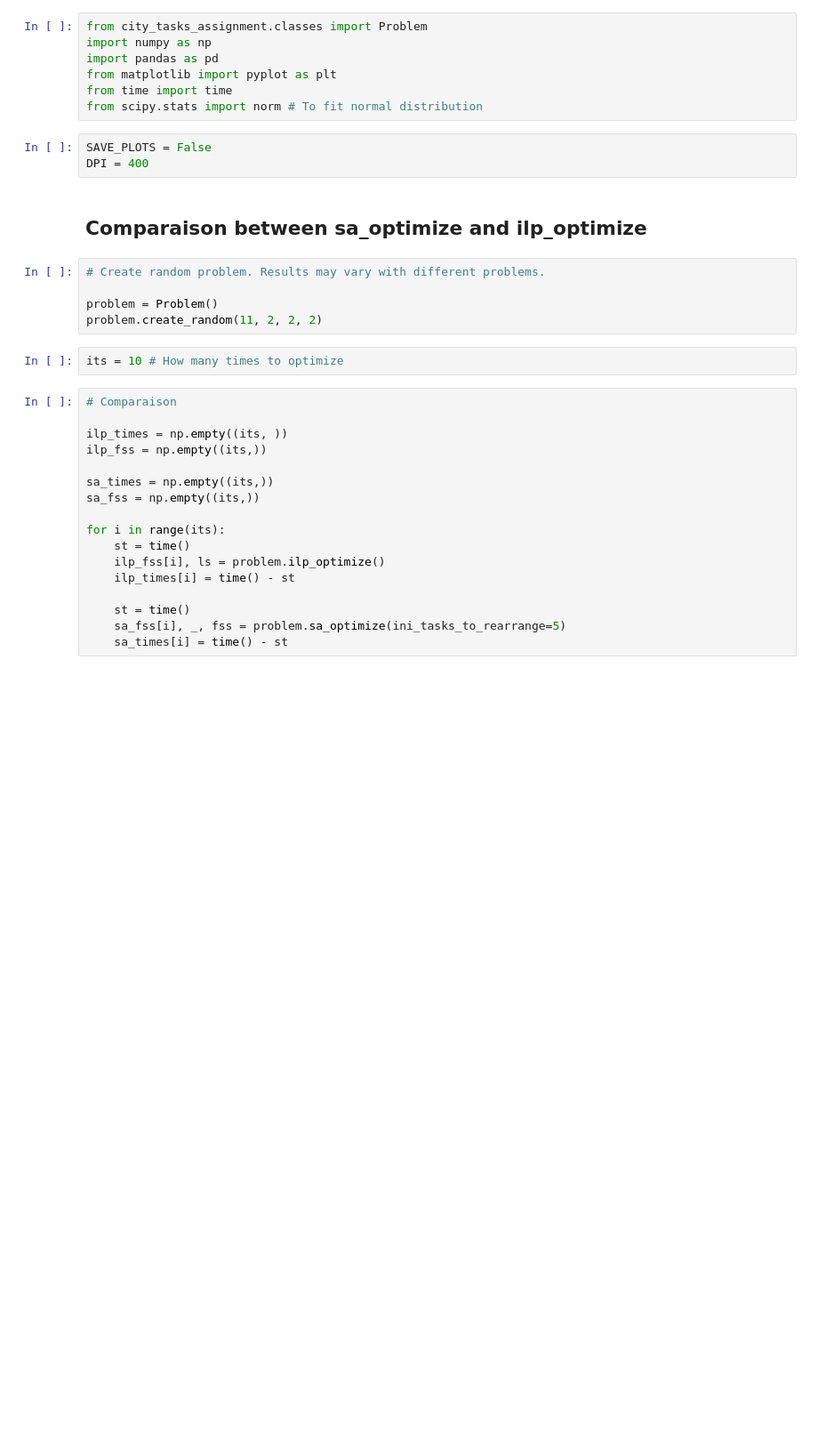
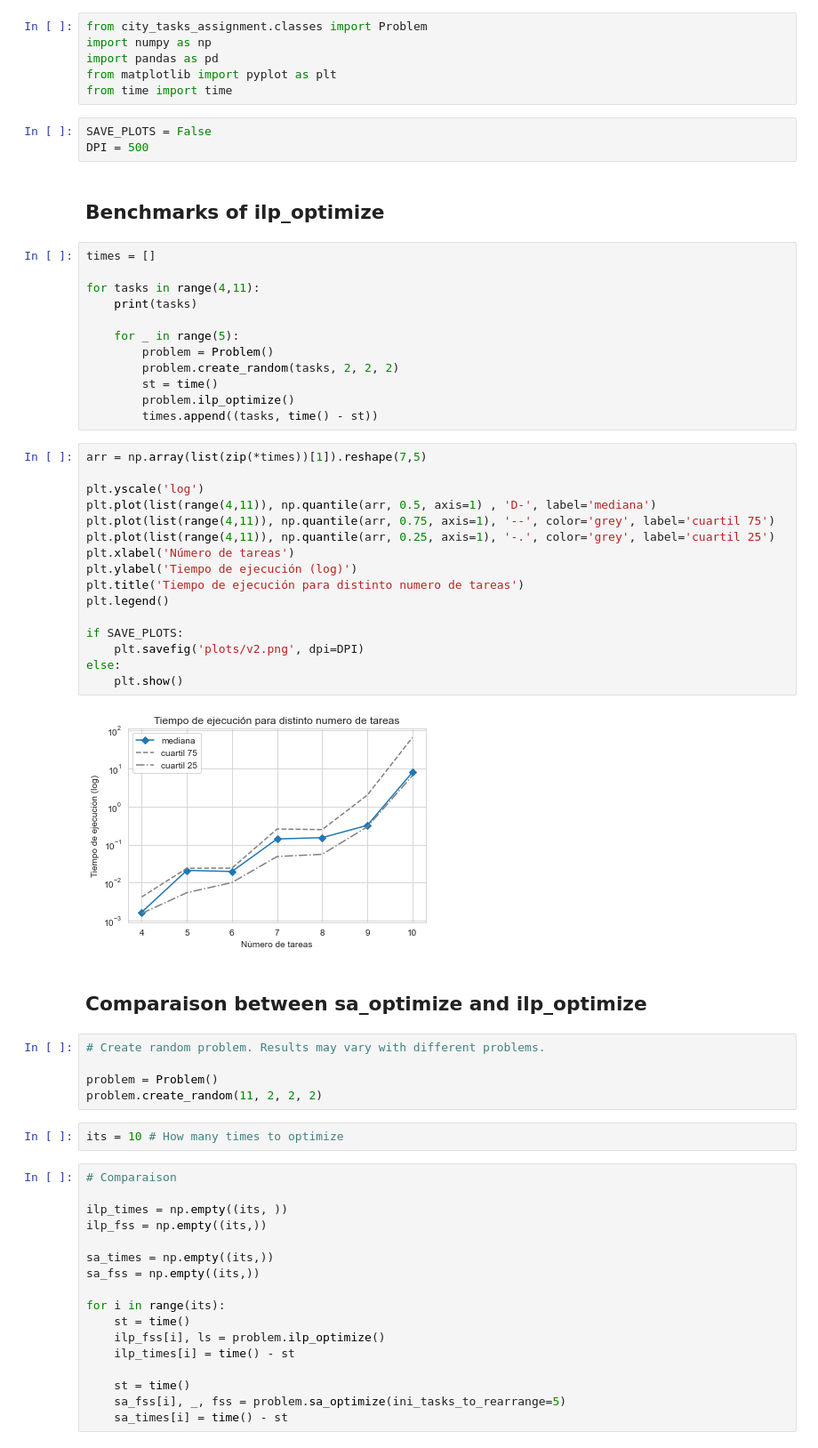
Before and after one commit to GuilleMunoz/city_tasks_assignment, a Jupyter notebook: plots.ipynb, the cells around one changed output. Shown at 89% size. Cells and saved outputs as stored; diff of their text form; blank space fills up the shorter version.

```diff
--- a/plots.ipynb
+++ b/plots.ipynb
@@ -4,10 +4,41 @@ import numpy as np
 import pandas as pd
 from matplotlib import pyplot as plt
 from time import time
-from scipy.stats import norm # To fit normal distribution
 # %%
 SAVE_PLOTS = False
-DPI = 400
+DPI = 500
+# %% [markdown]
+## Benchmarks of ilp_optimize
+# %%
+times = []
+
+for tasks in range(4,11):
+    print(tasks)
+
+    for _ in range(5):
+        problem = Problem()
+        problem.create_random(tasks, 2, 2, 2)
+        st = time()
+        problem.ilp_optimize()
+        times.append((tasks, time() - st))
+# %%
+arr = np.array(list(zip(*times))[1]).reshape(7,5)
+
+plt.yscale('log')
+plt.plot(list(range(4,11)), np.quantile(arr, 0.5, axis=1) , 'D-', label='mediana')
+plt.plot(list(range(4,11)), np.quantile(arr, 0.75, axis=1), '--', color='grey', label='cuartil 75')
+plt.plot(list(range(4,11)), np.quantile(arr, 0.25, axis=1), '-.', color='grey', label='cuartil 25')
+plt.xlabel('Número de tareas')
+plt.ylabel('Tiempo de ejecución (log)')
+plt.title('Tiempo de ejecución para distinto numero de tareas')
+plt.legend()
+
+if SAVE_PLOTS:
+    plt.savefig('plots/v2.png', dpi=DPI)
+else:
+    plt.show()
+# %% [output]
+[figure, added]
 # %% [markdown]
 ## Comparaison between sa_optimize and ilp_optimize
 # %%
```
Also changed, not shown: parts of 13 cells of this notebook, 7 other files.
